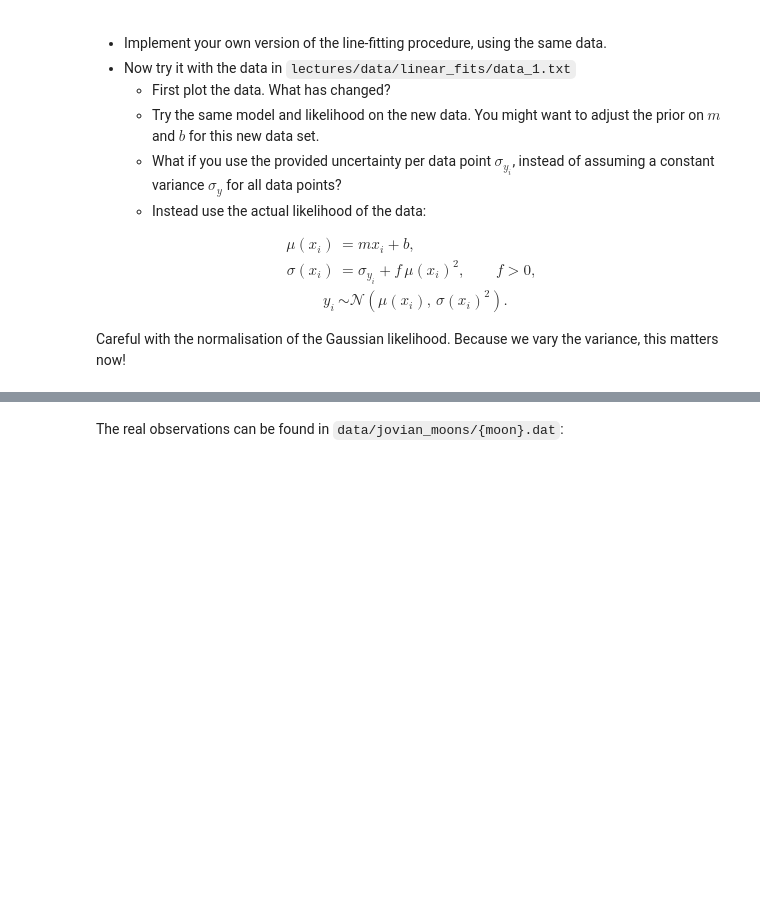
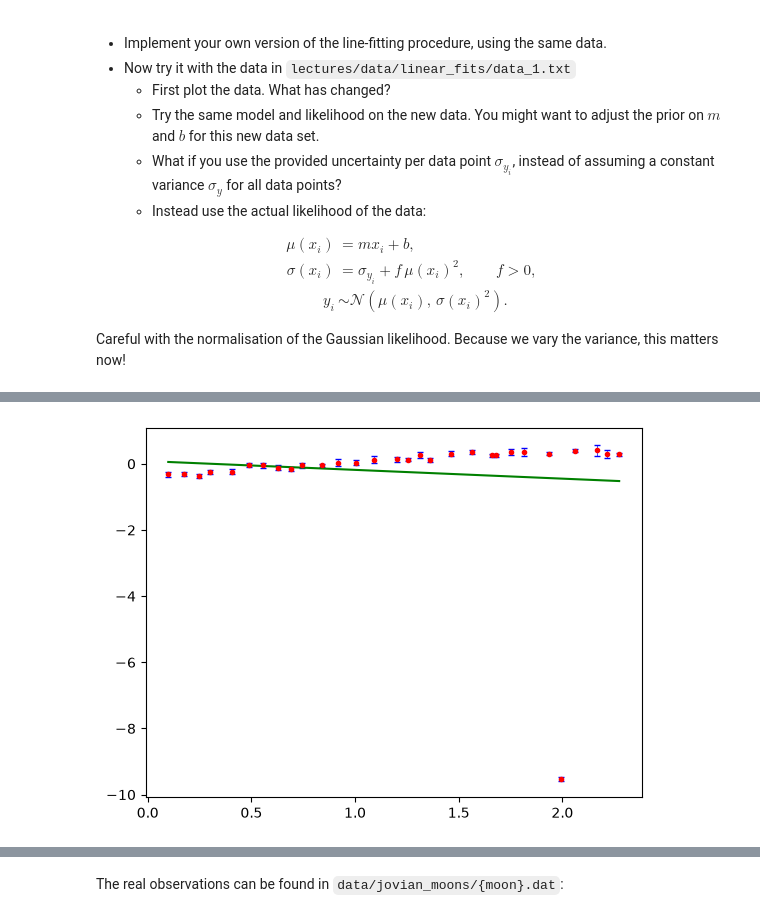
Before and after one commit to lorivandebroek/Bayesian-Stats-HS2026, a Jupyter notebook: my_exercise_solutions/week4_exercise_Laurent.ipynb, the cells around one changed output, grey strips where cells are left out. Cells and saved outputs as stored; diff of their text form; code cells hidden in the pictures; blank space fills up the shorter version.

```diff
--- a/my_exercise_solutions/week4_exercise_Laurent.ipynb
+++ b/my_exercise_solutions/week4_exercise_Laurent.ipynb
@@ -229,0 +231,85 @@ ax.legend()
+# %%
+'''
+DATA: data_2.txt
+MODEL:  mu = m*x + b
+        y_i ~ t(mu, nu, sigma)
+'''
+
+
+
+# Load different Data set
+x, y, y_err = np.loadtxt('../lectures/data/linear_fits/data_2.txt', unpack=True)
+
+m_RG2, b_RG2 = np.polyfit(x, y, 1)
+
+fig, ax = plt.subplots(1,1)
+
+ax.errorbar(x, y, y_err, ecolor='blue', capsize=2.5, elinewidth=0.5, fmt='.', c='red')
+ax.plot(x, m_RG2*x + b_RG2, c='green', ls='-')
+
+
+
+def log_likelihood_D2(parameters, x, y):
+    m, b, nu, sigma = parameters
+
+    prediction = model(m, b, x)
+
+    residuals = y - prediction
+
+    log_likelihood = np.sum(ss.t.logpdf(x=residuals, df=nu, loc=0, scale=sigma))
+
+    return log_likelihood
+
+
+
+# Priors
+m_D2_prior = ss.norm(loc=1, scale=3)
+b_D2_prior = ss.norm(loc=0, scale=3)
+nu_D2_prior = ss.expon(loc=1, scale=29.0)      # nu > 1
+sigma_D2_prior = ss.halfnorm(scale=1.0)        # sigma > 0 (residual scatter is ~0.08, so the prior must allow sigma < 1)
+
+
+
+
+def log_prior(parameters):
+    m, b, nu, sigma = parameters
+    return (m_D2_prior.logpdf(m) + b_D2_prior.logpdf(b) + nu_D2_prior.logpdf(nu) + sigma_D2_prior.logpdf(sigma))
+
+
+def sampling_prior(n_samples):
+    return np.vstack((m_D2_prior.rvs(n_samples), b_D2_prior.rvs(n_samples), nu_D2_prior.rvs(n_samples), sigma_D2_prior.rvs(n_samples))).T
+
+
+# samples = sampling_prior(20)
+# print(samples)
+# print(samples[:4, :2])
+
+prior_samples = sampling_prior(n_samples=20)
+
+pmp = np.array([model(*parameters, x) for parameters in prior_samples[:,:2]])
+
+rng = np.random.default_rng(seed=42)
+
+nu_samples = prior_samples[:,2]
+sigma_samples = prior_samples[:,3]
+
+
+ppd = np.array([ss.t.rvs(df=nu, loc=mu, scale=sigma) for nu, mu, sigma in zip(nu_samples, pmp, sigma_samples)])
+
+#print(ppd)
+
+fig, (ax1, ax2) = plt.subplots(2, 1, figsize=(6.6, 11), sharex=True)
+
+ax1.scatter(x,y, label='Data')
+style = dict(c="darkorange", lw=1, alpha=0.5)
+ax1.plot(x, pmp.T, **style)
+ax1.plot([], [], label="Prior model predictive", **style)
+ax1.legend();
+
+ppd_style = dict(ls="none", marker="*", ms=5, alpha=0.5)
+
+for i in range(3):
+    ax2.plot(x, pmp[i], c=f"C{i+2}", **pmp_style)
+    ax2.plot(x, ppd[i], c=f"C{i+2}", **pp_style)
+# %% [output]
+[figure, added]
```
Also changed, not shown: parts of 15 cells of this notebook, 3 other files.
